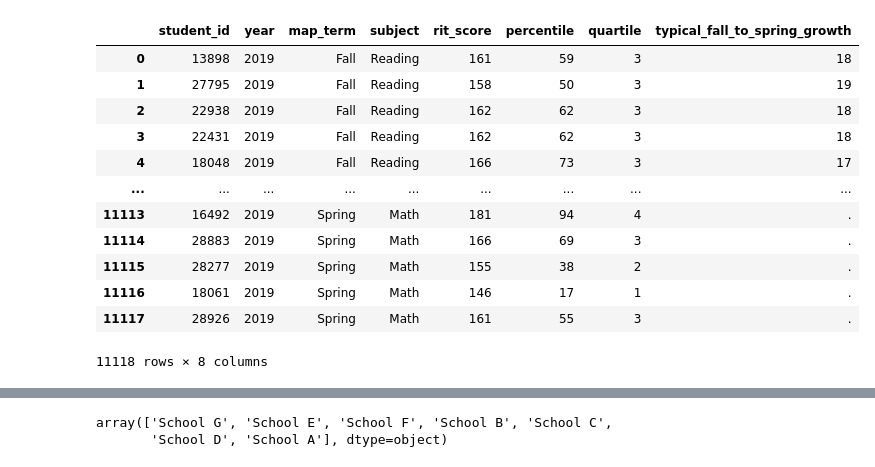
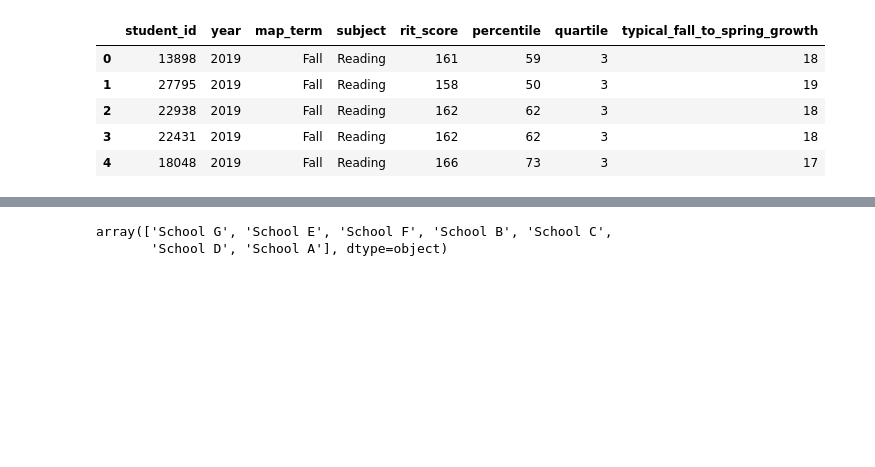
Before and after one commit to charlagarcia/KTX_Performance_Task, a Jupyter notebook: Kipp_project.ipynb, the cells around one changed output, grey strips where cells are left out. Saved outputs shown, nothing was run; the diff lists cells and outputs as text; code cells hidden in the pictures; blank space fills up the shorter version.

```diff
--- a/Kipp_project.ipynb
+++ b/Kipp_project.ipynb
@@ -25,20 +18,13 @@ enrollment_df
 # %%
 map_scores_df = pd.read_csv(load_scores)
-map_scores_df
+map_scores_df.head()
 # %% [output]
 |  | student_id | year | map_term | subject | rit_score | percentile | quartile | typical_fall_to_spring_growth |
 | 0 | 13898 | 2019 | Fall | Reading | 161 | 59 | 3 | 18 |
 | 1 | 27795 | 2019 | Fall | Reading | 158 | 50 | 3 | 19 |
 | 2 | 22938 | 2019 | Fall | Reading | 162 | 62 | 3 | 18 |
 | 3 | 22431 | 2019 | Fall | Reading | 162 | 62 | 3 | 18 |
 | 4 | 18048 | 2019 | Fall | Reading | 166 | 73 | 3 | 17 |
-| ... | ... | ... | ... | ... | ... | ... | ... | ... |
-| 11113 | 16492 | 2019 | Spring | Math | 181 | 94 | 4 | . |
-| 11114 | 28883 | 2019 | Spring | Math | 166 | 69 | 3 | . |
-| 11115 | 28277 | 2019 | Spring | Math | 155 | 38 | 2 | . |
-| 11116 | 18061 | 2019 | Spring | Math | 146 | 17 | 1 | . |
-| 11117 | 28926 | 2019 | Spring | Math | 161 | 55 | 3 | . |
-11118 rows × 8 columns
 # %%
 # merge into one dataframe
 student_scores_complete_df = pd.merge(enrollment_df, map_scores_df, on = ["student_id", "student_id"])
```
Also changed, not shown: parts of 15 cells of this notebook, 1 other file.
